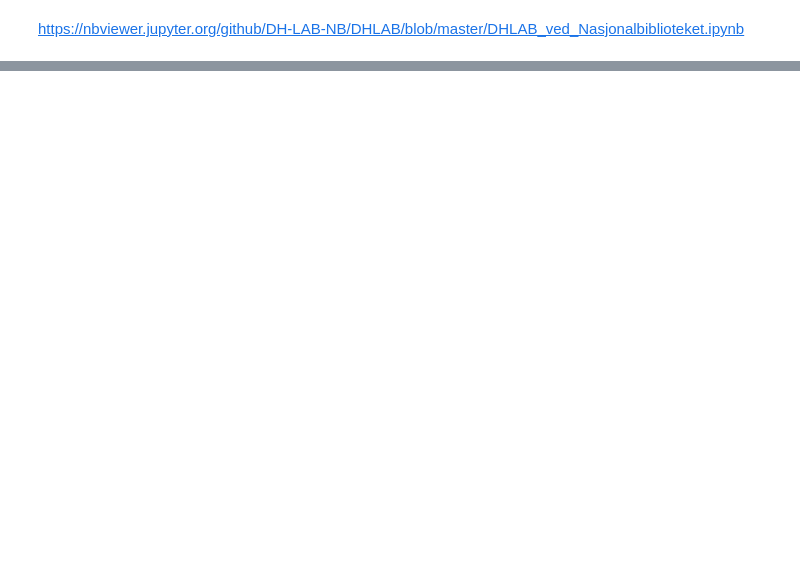
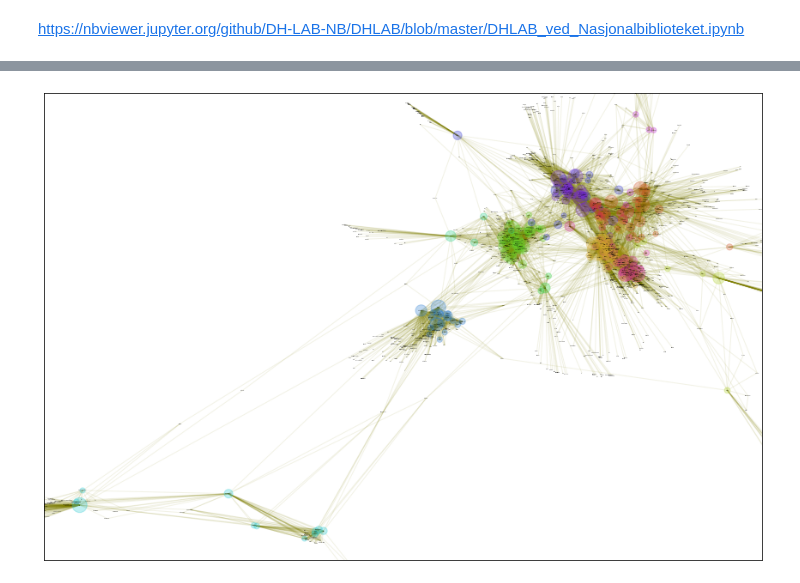
Before and after one commit to Yoonsen/Miscellaneous-Notebooks, a Jupyter notebook: DHlab_språkbanken/dhlab.ipynb, the cells around one changed output, grey strips where cells are left out. Drawn from its saved outputs; the diff is of its cells as text; code cells hidden in the pictures; blank space fills up the shorter version.

```diff
--- a/DHlab_språkbanken/dhlab.ipynb
+++ b/DHlab_språkbanken/dhlab.ipynb
@@ -34,0 +142,2 @@ https://nbviewer.jupyter.org/github/DH-LAB-NB/DHLAB/blob/master/DHLAB_ved_Nasjon
+# %%
+dtm_key.columns = dtm.columns
@@ -34,0 +158,2 @@ https://nbviewer.jupyter.org/github/DH-LAB-NB/DHLAB/blob/master/DHLAB_ved_Nasjon
+# %%
+graph = dtm_key.fillna(0).dot(dtm_key.fillna(0).transpose())
@@ -34,0 +176,3 @@ https://nbviewer.jupyter.org/github/DH-LAB-NB/DHLAB/blob/master/DHLAB_ved_Nasjon
+# %%
+import networkx as nx
+G = nx.from_pandas_adjacency(graph)
@@ -34,0 +194,6 @@ https://nbviewer.jupyter.org/github/DH-LAB-NB/DHLAB/blob/master/DHLAB_ved_Nasjon
+# %%
+Gf = nx.from_edgelist([(u,v, e) for u,v,e in G.edges(data=True) if e['weight'] > 1238118])
+# %%
+gnl.show_graph(Gf, spread = 0.2, fontsize = 1)
+# %% [output]
+[figure, added]
```
Also changed, not shown: parts of 24 cells of this notebook.
